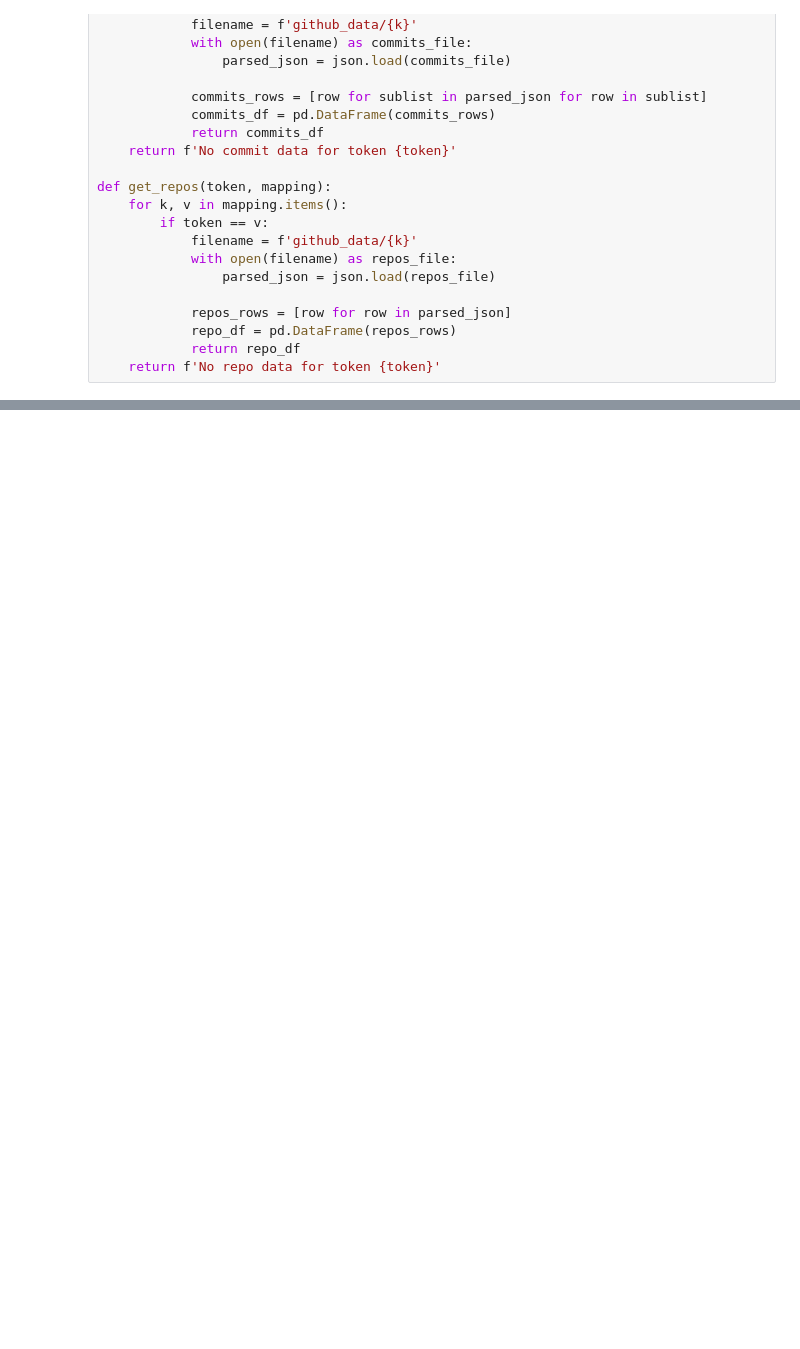
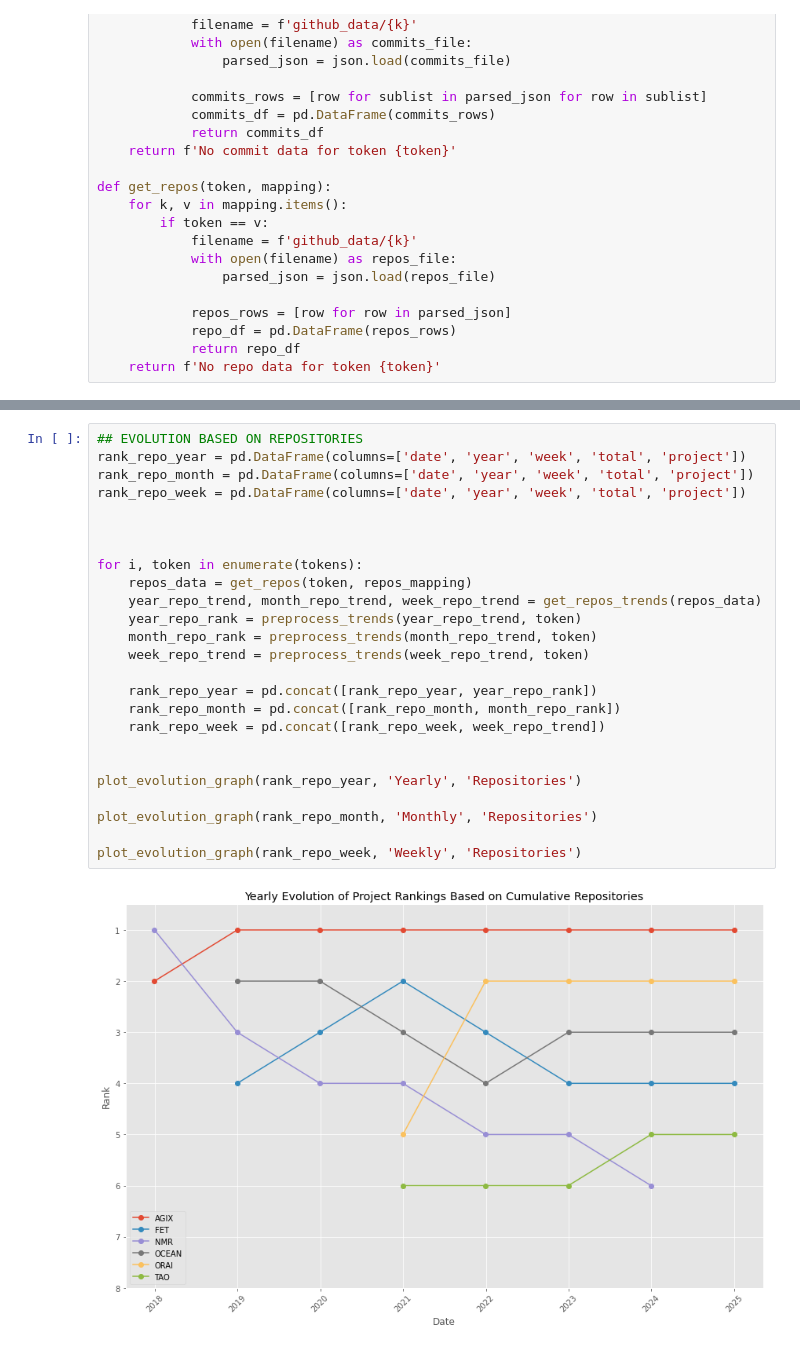
Before and after one commit to MarcLlopart/Github-Developer-Dynamics, a Jupyter notebook: 2_project_rank.ipynb, the cells around one changed output, grey strips where cells are left out. Drawn from its saved outputs; the diff is of its cells as text; blank space fills up the shorter version.

```diff
--- a/2_project_rank.ipynb
+++ b/2_project_rank.ipynb
@@ -72,0 +194,27 @@ def get_repos(token, mapping):
+# %%
+## EVOLUTION BASED ON REPOSITORIES
+rank_repo_year = pd.DataFrame(columns=['date', 'year', 'week', 'total', 'project'])
+rank_repo_month = pd.DataFrame(columns=['date', 'year', 'week', 'total', 'project'])
+rank_repo_week = pd.DataFrame(columns=['date', 'year', 'week', 'total', 'project'])
+
+
+
+for i, token in enumerate(tokens):
+    repos_data = get_repos(token, repos_mapping)
+    year_repo_trend, month_repo_trend, week_repo_trend = get_repos_trends(repos_data)
+    year_repo_rank = preprocess_trends(year_repo_trend, token)
+    month_repo_rank = preprocess_trends(month_repo_trend, token)
+    week_repo_trend = preprocess_trends(week_repo_trend, token)
+
+    rank_repo_year = pd.concat([rank_repo_year, year_repo_rank])
+    rank_repo_month = pd.concat([rank_repo_month, month_repo_rank])
+    rank_repo_week = pd.concat([rank_repo_week, week_repo_trend])
+
+
+plot_evolution_graph(rank_repo_year, 'Yearly', 'Repositories')
+
+plot_evolution_graph(rank_repo_month, 'Monthly', 'Repositories')
+
+plot_evolution_graph(rank_repo_week, 'Weekly', 'Repositories')
+# %% [output]
+[figure, added]
```
Also changed, not shown: parts of 4 cells of this notebook.
